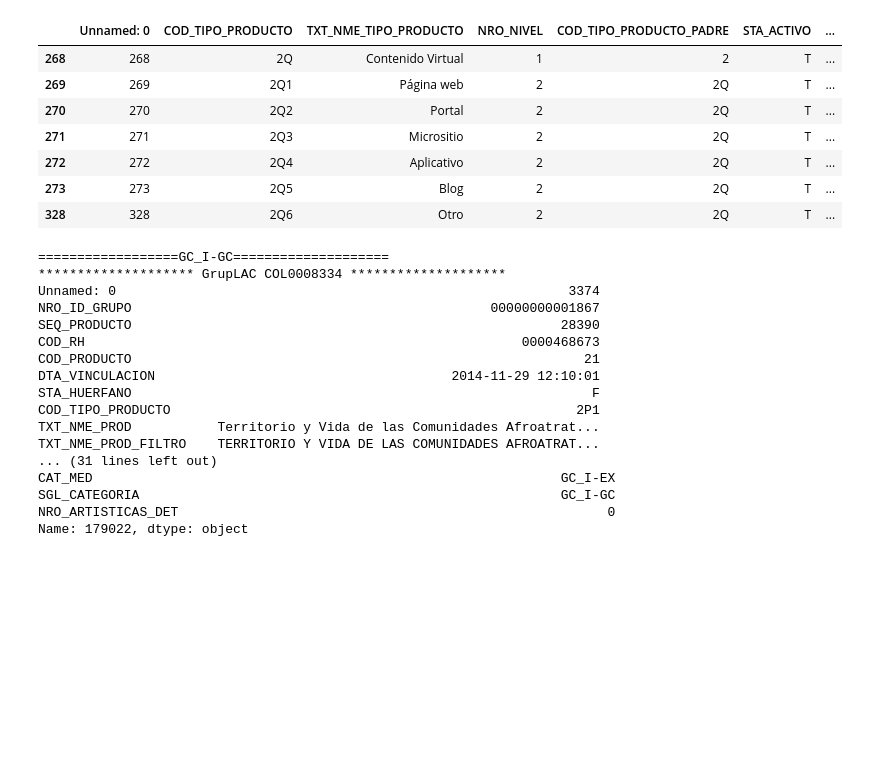
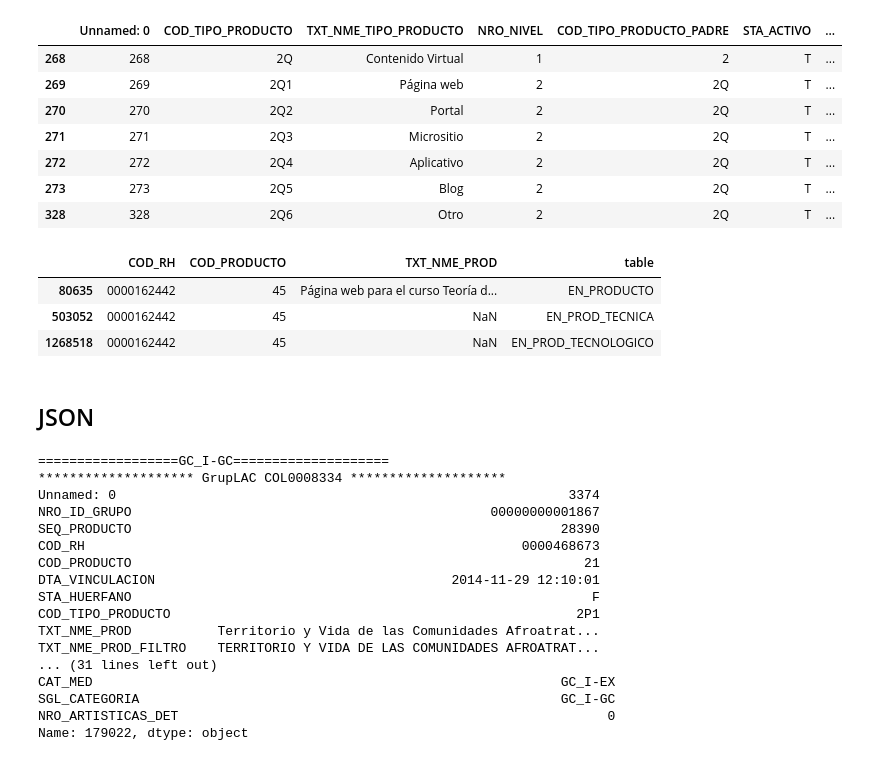
Before and after one commit to colav-playground/scienti, a Jupyter notebook: Scienti_UDEA.ipynb, the cells around one changed output. Saved outputs shown, nothing was run; the diff lists cells and outputs as text; code cells hidden in the pictures; blank space fills up the shorter version.

```diff
--- a/Scienti_UDEA.ipynb
+++ b/Scienti_UDEA.ipynb
@@ -387,6 +495,17 @@ tp[tp['COD_TIPO_PRODUCTO'].str.contains('^2Q')]
 | 272 | 272 | 2Q4 | Aplicativo | 2 | 2Q | T | ... |
 | 273 | 273 | 2Q5 | Blog | 2 | 2Q | T | ... |
 | 328 | 328 | 2Q6 | Otro | 2 | 2Q | T | ... |
+# %%
+kk=df[( (df['COD_RH']==gc_gr['COD_RH']) & (df['COD_PRODUCTO']==gc_gr['COD_PRODUCTO']) )][
+    ['COD_RH','COD_PRODUCTO','TXT_NME_PROD','table']]
+kk
+# %% [output]
+|  | COD_RH | COD_PRODUCTO | TXT_NME_PROD | table |
+| 80635 | 0000162442 | 45 | Página web para el curso Teoría d... | EN_PRODUCTO |
+| 503052 | 0000162442 | 45 | NaN | EN_PROD_TECNICA |
+| 1268518 | 0000162442 | 45 | NaN | EN_PROD_TECNOLOGICO |
+# %% [markdown]
+## JSON
 # %%
 C=gc['SGL_CATEGORIA'].reset_index().loc[i,'SGL_CATEGORIA']
 if True:
```
Also changed, not shown: parts of 54 cells of this notebook, 1 other file.
